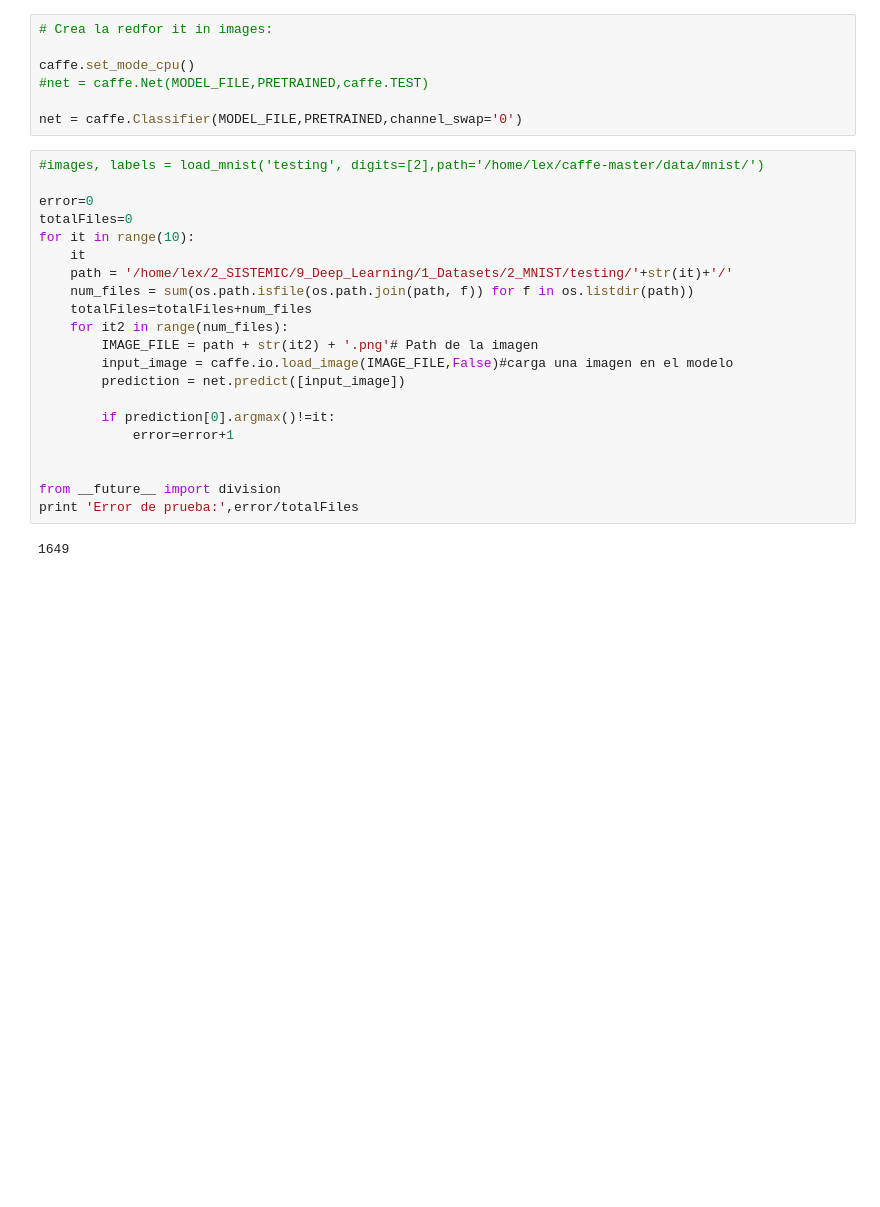
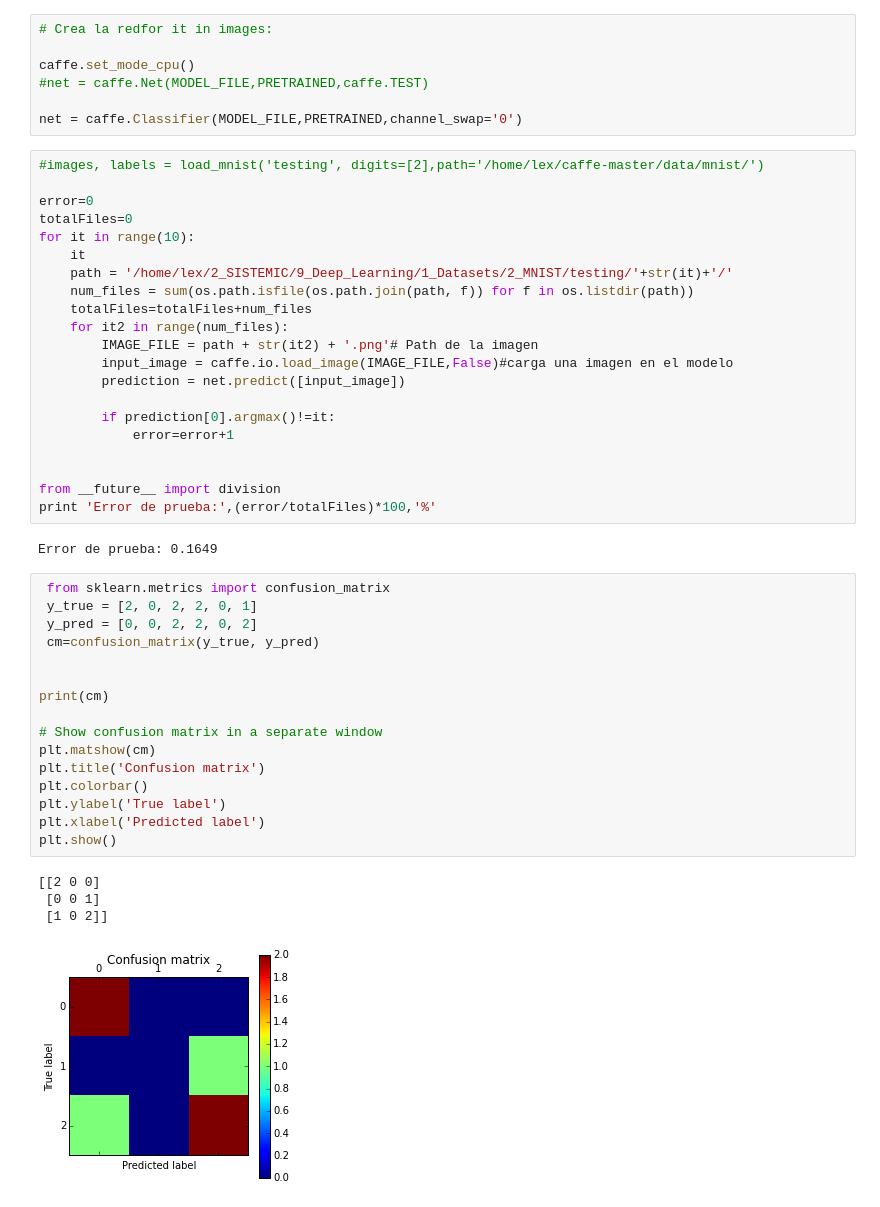
Before and after one commit to alviur/deep_learning, a Jupyter notebook: 3_Arquitecturas/Arq_1/python/trainConvNet.ipynb, the cells around one changed output. Saved outputs shown, nothing was run; the diff lists cells and outputs as text; blank space fills up the shorter version.

```diff
--- a/3_Arquitecturas/Arq_1/python/trainConvNet.ipynb
+++ b/3_Arquitecturas/Arq_1/python/trainConvNet.ipynb
@@ -109,6 +108,27 @@ for it in range(10):
 
 
 from __future__ import division
-print 'Error de prueba:',error/totalFiles
+print 'Error de prueba:',(error/totalFiles)*100,'%'
 # %% [output]
-1649
+Error de prueba: 0.1649
+# %%
+ from sklearn.metrics import confusion_matrix
+ y_true = [2, 0, 2, 2, 0, 1]
+ y_pred = [0, 0, 2, 2, 0, 2]
+ cm=confusion_matrix(y_true, y_pred)
+
+
+print(cm)
+
+# Show confusion matrix in a separate window
+plt.matshow(cm)
+plt.title('Confusion matrix')
+plt.colorbar()
+plt.ylabel('True label')
+plt.xlabel('Predicted label')
+plt.show()
+# %% [output]
+[[2 0 0]
+ [0 0 1]
+ [1 0 2]]
+[figure, added]
```
Also changed, not shown: parts of 2 cells of this notebook, 30 other files.
